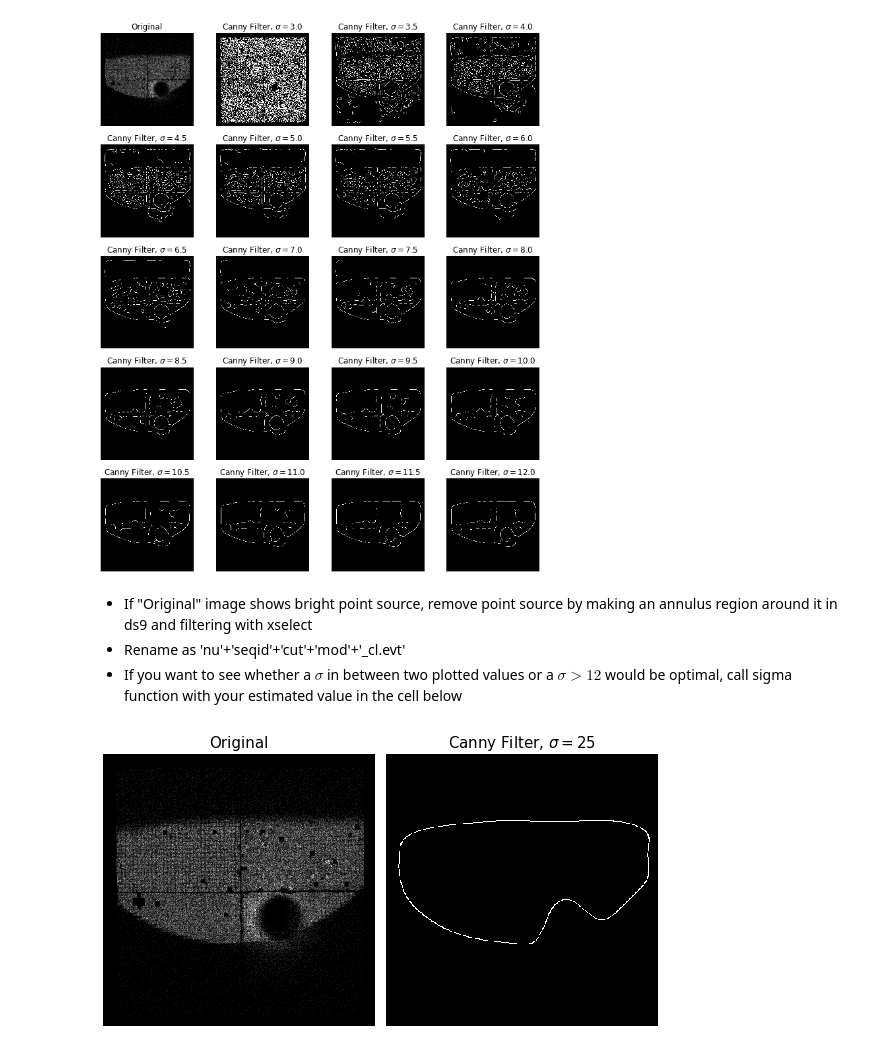
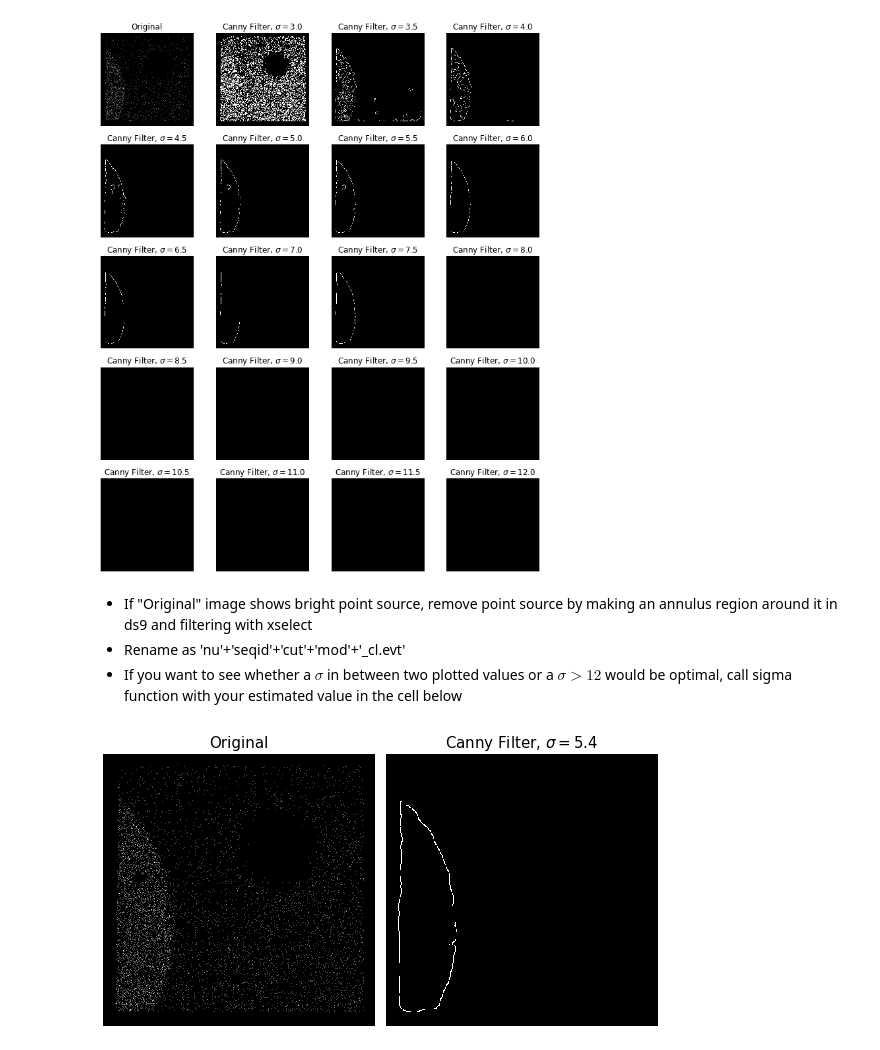
Before and after one commit to ellen-thompson/region-generation, a Jupyter notebook: RegFileWrapperExample.ipynb, the cells around one changed output. Saved outputs shown, nothing was run; the diff lists cells and outputs as text; code cells hidden in the pictures.

```diff
--- a/RegFileWrapperExample.ipynb
+++ b/RegFileWrapperExample.ipynb
@@ -9,23 +36,14 @@ import regfile
 # %%
-#define input path
-input_path = '/Users/ellenthompson/Desktop/SL_Analysis/90401331002/event_cl'
-
-#navigate to event file location
-os.chdir(input_path)
-
 #call sigma range function
-regfile.sigmarange('90401331002cut','A',36,209)
+regfile.sigma_range('80002012004cut','A',36,209)
 # %% [output]
-[figure, old version]
+[figure, new version]
 # %% [markdown]
  - If "Original" image shows bright point source, remove point source by making an annulus region around it in ds9 and filtering with xselect
   - Rename as 'nu'+'seqid'+'cut'+'mod'+'_cl.evt'
  - If you want to see whether a $\sigma$ in between two plotted values or a $\sigma>12$ would be optimal, call sigma function with your estimated value in the cell below
 # %%
-#navigate to event file location
-os.chdir(input_path)
-
 #call single sigma
-regfile.sigma('90401331002cut','A',36,209,25)
+regfile.sigma('80002012004cut','A',36,209,5.4)
 # %% [output]
-[figure, old version]
+[figure, new version]
```
Also changed, not shown: parts of 9 cells of this notebook.
